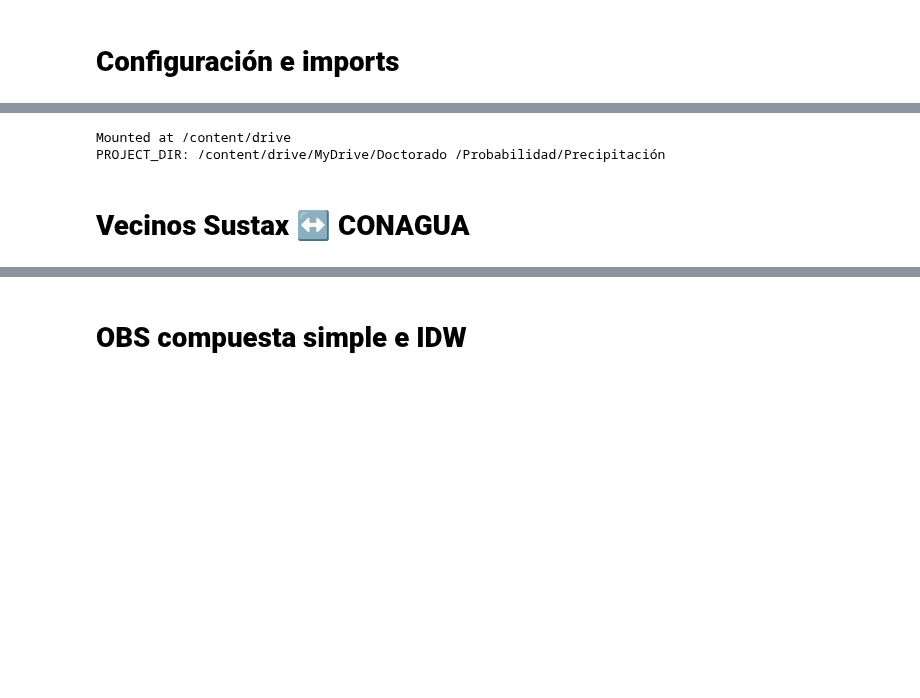
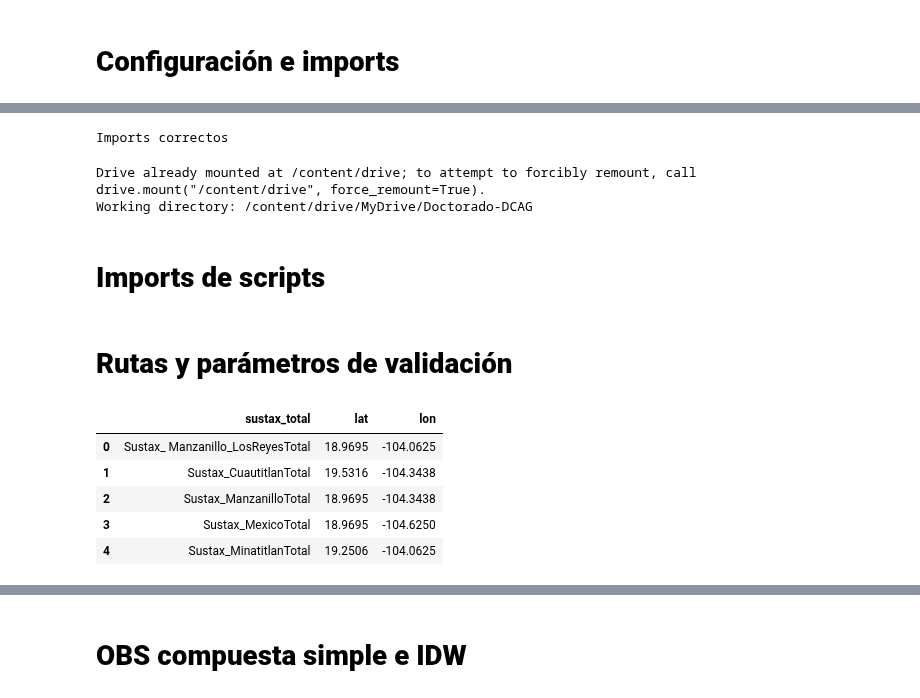
Before and after one commit to RenteriaRaul/Doctorado-DCAG, a Jupyter notebook: notebooks/sustax/02_sustax_validation_obs_vs_era5.ipynb, the cells around one changed output, grey strips where cells are left out. Cells and saved outputs as stored; diff of their text form; code cells hidden in the pictures; blank space fills up the shorter version.

```diff
--- a/notebooks/sustax/02_sustax_validation_obs_vs_era5.ipynb
+++ b/notebooks/sustax/02_sustax_validation_obs_vs_era5.ipynb
@@ -4,0 +21,25 @@
+# %%
+from scripts.sustax.obs import run_obs_pipeline
+from scripts.sustax.validation import run_validation_pipeline
+
+print("Imports correctos")
+# %% [output]
+Imports correctos
+# %%
+from google.colab import drive
+drive.mount('/content/drive')
+
+import sys
+import os
+import pandas as pd
+
+PROJECT_PATH = "/content/drive/MyDrive/Doctorado-DCAG"
+os.chdir(PROJECT_PATH)
+sys.path.append(PROJECT_PATH)
+
+print("Working directory:", os.getcwd())
+# %% [output]
+Drive already mounted at /content/drive; to attempt to forcibly remount, call drive.mount("/content/drive", force_remount=True).
+Working directory: /content/drive/MyDrive/Doctorado-DCAG
+# %% [markdown]
+# **Imports de scripts**
@@ -5,39 +49,31 @@
+# %% [markdown]
+# **Rutas y parámetros de validación**
 # %%
-from google.colab import drive
-import os
-import glob
-import re
-
-import numpy as np
-import pandas as pd
-import matplotlib.pyplot as plt
-from scipy.stats import probplot
-
-drive.mount('/content/drive')
-
 PROJECT_DIR = "/content/drive/MyDrive/Doctorado /Probabilidad/Precipitación"
 
 SUSTAX_DIR = os.path.join(PROJECT_DIR, "Datos Sustax")
 MERGED_DIR = os.path.join(SUSTAX_DIR, "SUSTAX_TOTAL_MERGED")
 BYSCEN_TOTAL_FOLDER = os.path.join(MERGED_DIR, "BY_SCENARIO_TOTAL")
 
 CONAGUA_COORDS_XLSX = os.path.join(PROJECT_DIR, "estaciones_conagua_excel/Colima/CoordenadasEstacionesColima.xlsx")
 CONAGUA_DATA_FOLDER = os.path.join(PROJECT_DIR, "smn_downloads/Estaciones_Colima")
 
 OBS_TOTAL_OUT_FOLDER = os.path.join(SUSTAX_DIR, "OBS_COMPOSITES_TOTAL")
 PHASE_A_OUT_FOLDER = os.path.join(SUSTAX_DIR, "PHASE_A_VALIDATION")
 
-os.makedirs(OBS_TOTAL_OUT_FOLDER, exist_ok=True)
-os.makedirs(PHASE_A_OUT_FOLDER, exist_ok=True)
-
 R_KM = 50
 MAX_N = 8
 IDW_P = 2
 MIN_STATIONS_PER_DAY = 1
 
-print("PROJECT_DIR:", PROJECT_DIR)
+total_summary_path = os.path.join(BYSCEN_TOTAL_FOLDER, "SUSTAX_TOTAL_BYSCEN_summary.csv")
+total_points = pd.read_csv(total_summary_path)[["sustax_total", "lat", "lon"]].drop_duplicates()
+
+display(total_points.head())
 # %% [output]
-Mounted at /content/drive
-PROJECT_DIR: /content/drive/MyDrive/Doctorado /Probabilidad/Precipitación
+|  | sustax_total | lat | lon |
+| 0 | Sustax_ Manzanillo_LosReyesTotal | 18.9695 | -104.0625 |
+| 1 | Sustax_CuautitlanTotal | 19.5316 | -104.3438 |
+| 2 | Sustax_ManzanilloTotal | 18.9695 | -104.3438 |
+| 3 | Sustax_MexicoTotal | 18.9695 | -104.6250 |
+| 4 | Sustax_MinatitlanTotal | 19.2506 | -104.0625 |
-# %% [markdown]
-# **Vecinos Sustax ↔ CONAGUA**
```
Also changed, not shown: parts of 9 cells of this notebook.
